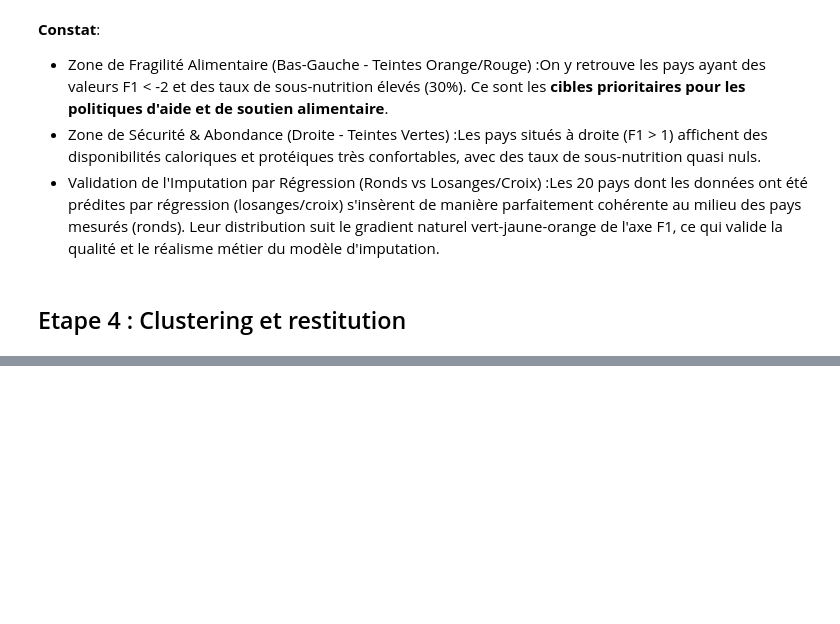
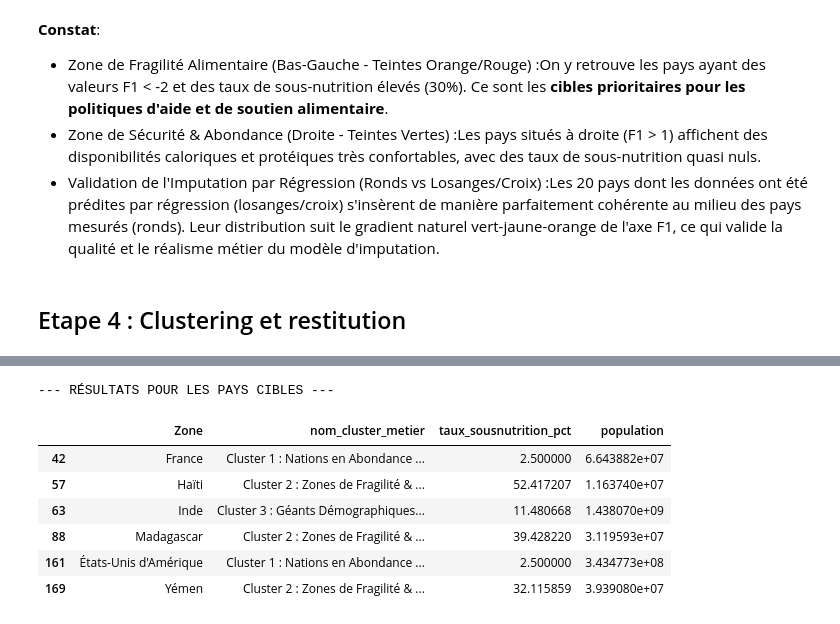
Before and after one commit to LalouhC/FAO_Datalab, a Jupyter notebook: notebooks/Analyse_FAO.ipynb, the cells around one changed output, grey strips where cells are left out. Drawn from its saved outputs; the diff is of its cells as text; code cells hidden in the pictures; blank space fills up the shorter version.

```diff
--- a/notebooks/Analyse_FAO.ipynb
+++ b/notebooks/Analyse_FAO.ipynb
@@ -2734,0 +2903,21 @@ fig.show()
+# %%
+noms_metier = {
+    0: "Cluster 2 : Zones de Fragilité & Risque Nutritionnel",
+    1: "Cluster 1 : Nations en Abondance Alimentaire",
+    2: "Cluster 3 : Géants Démographiques à Logistique Tension"
+}
+
+df_acp['nom_cluster_metier'] = df_acp['cluster'].map(noms_metier)
+
+# Affichage des pays cibles et de leur cluster attribué
+print("--- RÉSULTATS POUR LES PAYS CIBLES ---")
+display(df_acp[df_acp[col_zone].isin(pays_cibles)][[col_zone, 'nom_cluster_metier', 'taux_sousnutrition_pct', 'population']])
+# %% [output]
+--- RÉSULTATS POUR LES PAYS CIBLES ---
+|  | Zone | nom_cluster_metier | taux_sousnutrition_pct | population |
+| 42 | France | Cluster 1 : Nations en Abondance ... | 2.500000 | 6.643882e+07 |
+| 57 | Haïti | Cluster 2 : Zones de Fragilité & ... | 52.417207 | 1.163740e+07 |
+| 63 | Inde | Cluster 3 : Géants Démographiques... | 11.480668 | 1.438070e+09 |
+| 88 | Madagascar | Cluster 2 : Zones de Fragilité & ... | 39.428220 | 3.119593e+07 |
+| 161 | États-Unis d'Amérique | Cluster 1 : Nations en Abondance ... | 2.500000 | 3.434773e+08 |
+| 169 | Yémen | Cluster 2 : Zones de Fragilité & ... | 32.115859 | 3.939080e+07 |
```
Also changed, not shown: parts of 12 cells of this notebook.
